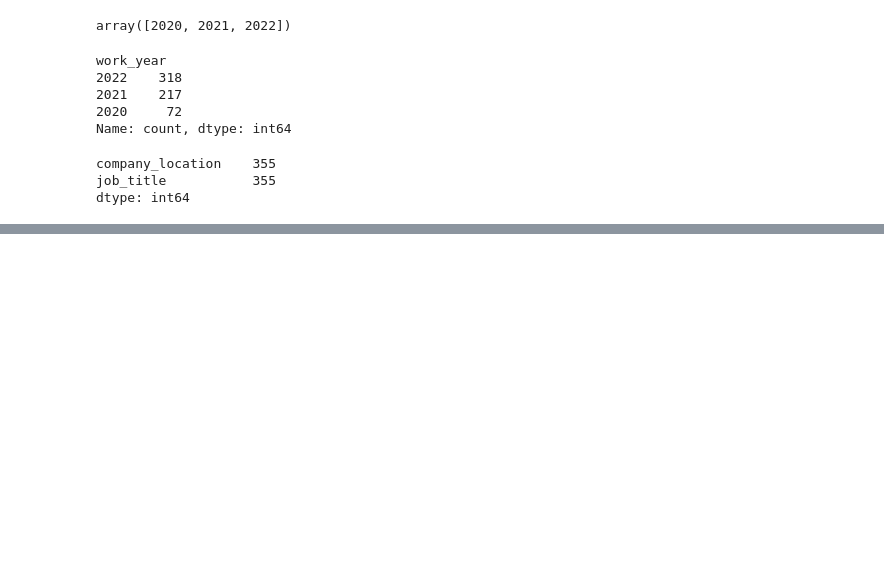
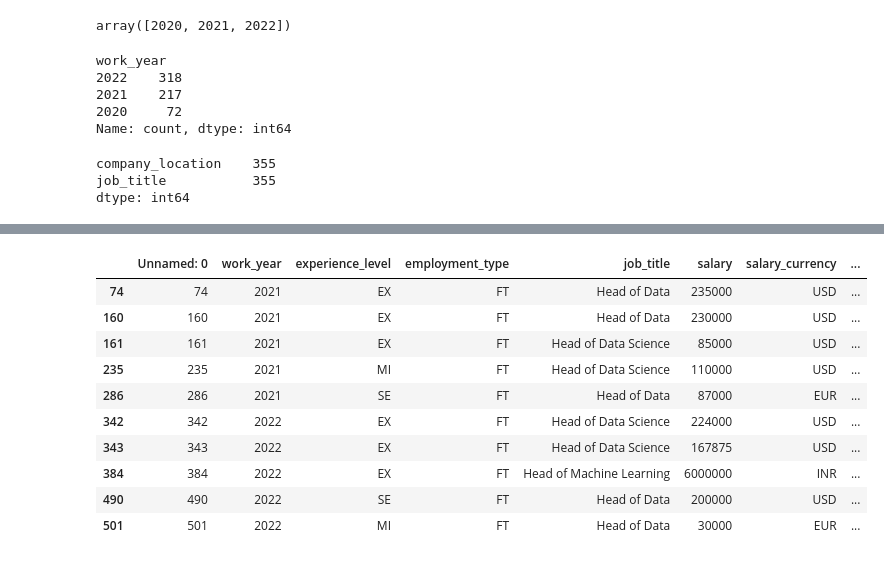
Before and after one commit to Durga130604/python_libraries_for_da-ds, a Jupyter notebook: pandas/missing_values.ipynb, the cells around one changed output, grey strips where cells are left out. Saved outputs shown, nothing was run; the diff lists cells and outputs as text; code cells hidden in the pictures; blank space fills up the shorter version.

```diff
--- a/pandas/missing_values.ipynb
+++ b/pandas/missing_values.ipynb
@@ -661,0 +714,15 @@ Name: count, dtype: int64
+# %%
+# name that starts with
+df[df['job_title'].apply(lambda x:x[:2]=='He')]
+# %% [output]
+|  | Unnamed: 0 | work_year | experience_level | employment_type | job_title | salary | salary_currency | ... |
+| 74 | 74 | 2021 | EX | FT | Head of Data | 235000 | USD | ... |
+| 160 | 160 | 2021 | EX | FT | Head of Data | 230000 | USD | ... |
+| 161 | 161 | 2021 | EX | FT | Head of Data Science | 85000 | USD | ... |
+| 235 | 235 | 2021 | MI | FT | Head of Data Science | 110000 | USD | ... |
+| 286 | 286 | 2021 | SE | FT | Head of Data | 87000 | EUR | ... |
+| 342 | 342 | 2022 | EX | FT | Head of Data Science | 224000 | USD | ... |
+| 343 | 343 | 2022 | EX | FT | Head of Data Science | 167875 | USD | ... |
+| 384 | 384 | 2022 | EX | FT | Head of Machine Learning | 6000000 | INR | ... |
+| 490 | 490 | 2022 | SE | FT | Head of Data | 200000 | USD | ... |
+| 501 | 501 | 2022 | MI | FT | Head of Data | 30000 | EUR | ... |
```
Also changed, not shown: parts of 13 cells of this notebook.
